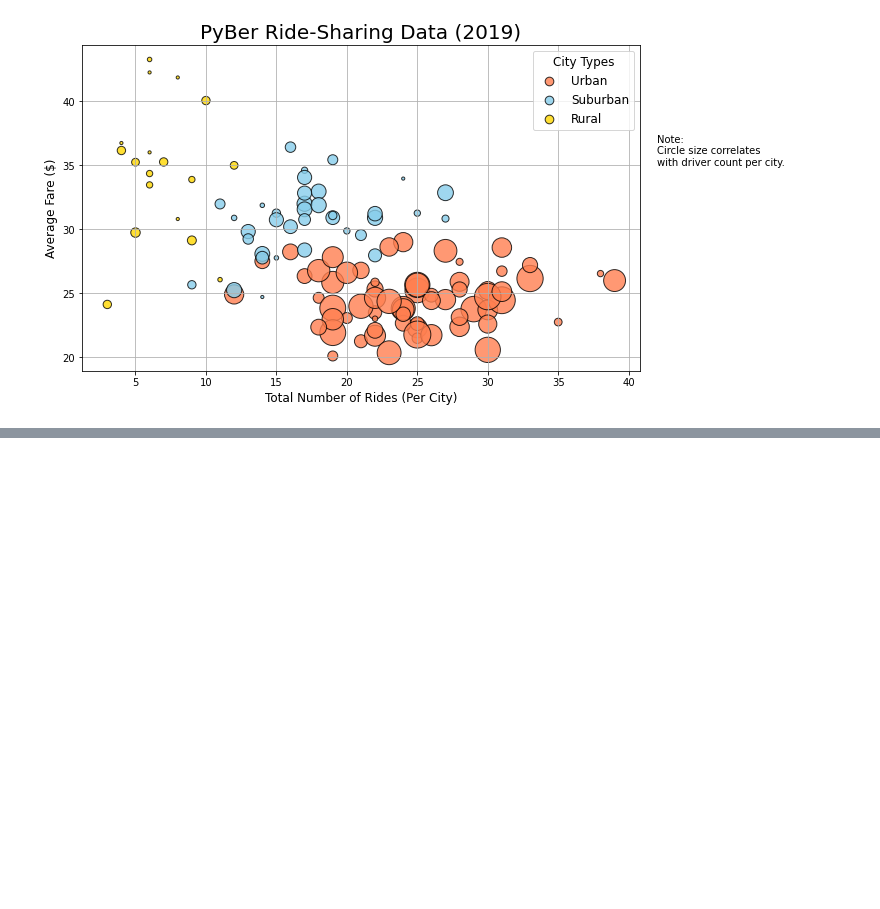
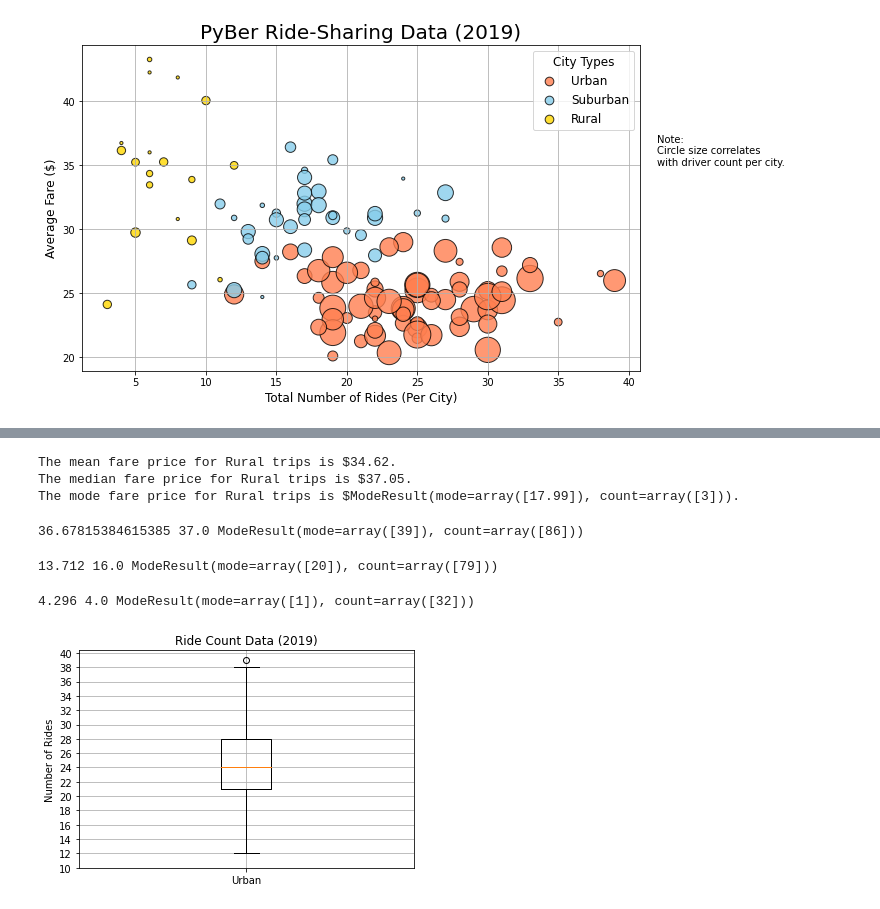
Before and after one commit to HannahEG/PyBer_Analysis, a Jupyter notebook: PyBer.ipynb, the cells around one changed output, grey strips where cells are left out. Drawn from its saved outputs; the diff is of its cells as text; code cells hidden in the pictures; blank space fills up the shorter version.

Commit message:
summary statistics and box-whisker plots

```diff
--- a/PyBer.ipynb
+++ b/PyBer.ipynb
@@ -321,0 +507,12 @@ plt.show()
+# %%
+# Calculate measures of central tendency for avg fare in rural cities
+meanruralFares = np.mean(ruralFares)
+print(f"The mean fare price for Rural trips is ${meanruralFares:.2f}.")
+medianruralFares = np.median(ruralFares)
+print(f"The median fare price for Rural trips is ${medianruralFares}.")
+moderuralFares = sts.mode(suburbanFares)
+print(f"The mode fare price for Rural trips is ${moderuralFares}.")
+# %% [output]
+The mean fare price for Rural trips is $34.62.
+The median fare price for Rural trips is $37.05.
+The mode fare price for Rural trips is $ModeResult(mode=array([17.99]), count=array([3])).
@@ -321,0 +524,37 @@ plt.show()
+# %%
+# Calculate mean, median, mode for urban, suburban, rural with numpy and scipy
+meanUrbanDrivers = np.mean(urbanDrivers)
+medianUrbanDrivers= np.median(urbanDrivers)
+modeUrbanDrivers = sts.mode(urbanDrivers)
+print(meanUrbanDrivers, medianUrbanDrivers, modeUrbanDrivers)
+# %% [output]
+36.67815384615385 37.0 ModeResult(mode=array([39]), count=array([86]))
+# %%
+# Suburban stats
+meanSuburbanDrivers = np.mean(suburbanDrivers)
+medianSuburbanDrivers= np.median(suburbanDrivers)
+modeSuburbanDrivers = sts.mode(suburbanDrivers)
+print(meanSuburbanDrivers, medianSuburbanDrivers, modeSuburbanDrivers)
+# %% [output]
+13.712 16.0 ModeResult(mode=array([20]), count=array([79]))
+# %%
+# Rural stats
+meanRuralDrivers = np.mean(ruralDrivers)
+medianRuralDrivers= np.median(ruralDrivers)
+modeRuralDrivers = sts.mode(ruralDrivers)
+print(meanRuralDrivers, medianRuralDrivers, modeRuralDrivers)
+# %% [output]
+4.296 4.0 ModeResult(mode=array([1]), count=array([32]))
+# %%
+# Create a box-and-whisker plot for urban cities ride count
+x_labels = ["Urban"]
+fig, ax = plt.subplots()
+ax.boxplot(urbanRideCount, labels=x_labels)
+# Add title, y axis label, and grid
+ax.set_title('Ride Count Data (2019)')
+ax.set_ylabel('Number of Rides')
+ax.set_yticks(np.arange(10,41, step=2.0))
+ax.grid()
+plt.show()
+# %% [output]
+[figure, added]
```
Also changed, not shown: parts of 32 cells of this notebook, 4 other files.
